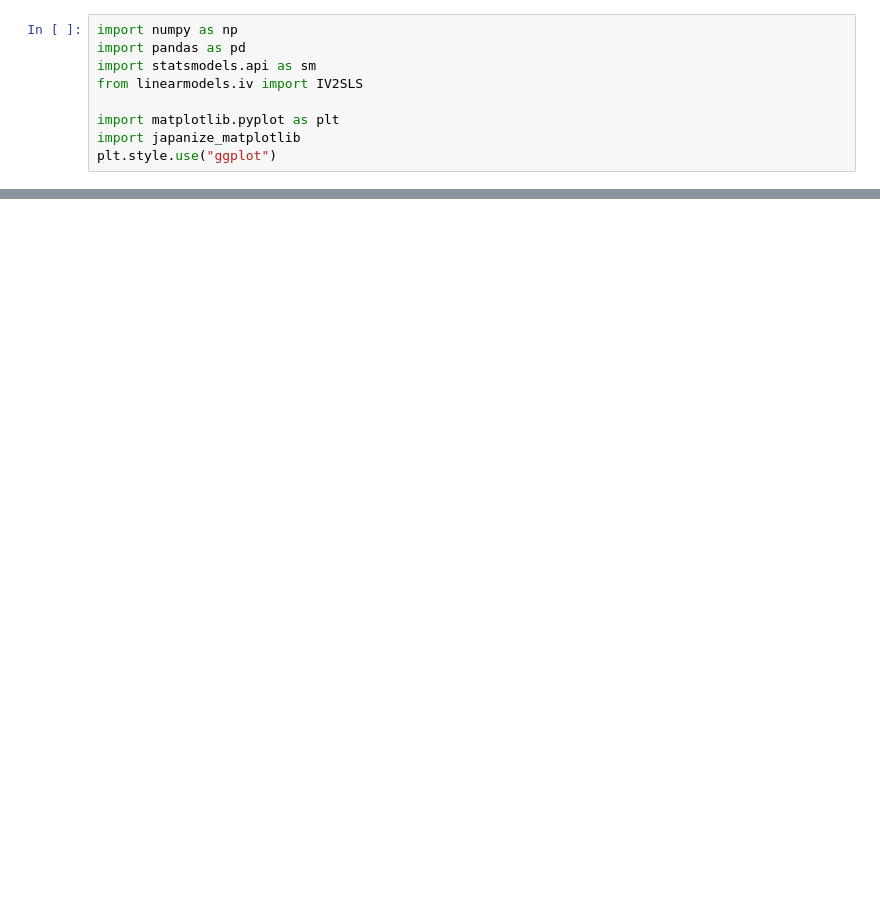
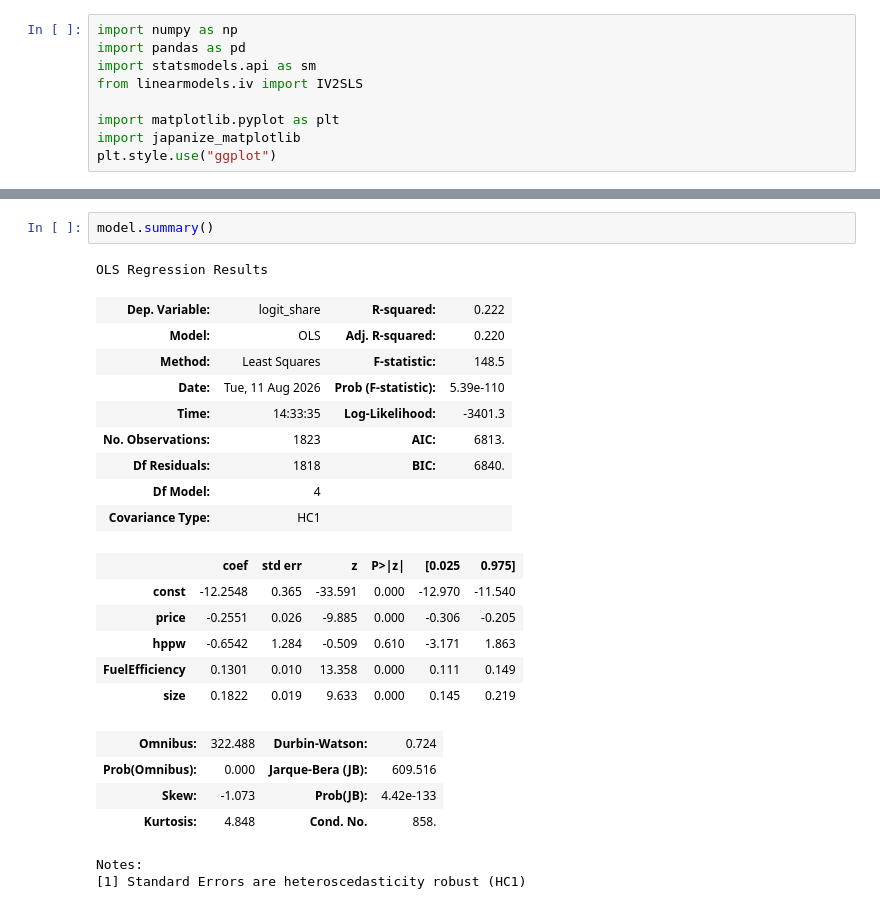
Before and after one commit to fesibisyatta/empirical_business_economics_for_python, a Jupyter notebook: section-3/自己価格弾力性.ipynb, the cells around one changed output, grey strips where cells are left out. Saved outputs shown, nothing was run; the diff lists cells and outputs as text; blank space fills up the shorter version.

```diff
--- a/section-3/自己価格弾力性.ipynb
+++ b/section-3/自己価格弾力性.ipynb
@@ -50,0 +57,25 @@ iv_GH = IV2SLS.from_formula(
+# %%
+model.summary()
+# %% [output]
+OLS Regression Results
+| Dep. Variable: | logit_share | R-squared: | 0.222 |
+| Model: | OLS | Adj. R-squared: | 0.220 |
+| Method: | Least Squares | F-statistic: | 148.5 |
+| Date: | Tue, 11 Aug 2026 | Prob (F-statistic): | 5.39e-110 |
+| Time: | 14:33:35 | Log-Likelihood: | -3401.3 |
+| No. Observations: | 1823 | AIC: | 6813. |
+| Df Residuals: | 1818 | BIC: | 6840. |
+| Df Model: | 4 |  |  |
+| Covariance Type: | HC1 |  |  |
+|  | coef | std err | z | P>|z| | [0.025 | 0.975] |
+| const | -12.2548 | 0.365 | -33.591 | 0.000 | -12.970 | -11.540 |
+| price | -0.2551 | 0.026 | -9.885 | 0.000 | -0.306 | -0.205 |
+| hppw | -0.6542 | 1.284 | -0.509 | 0.610 | -3.171 | 1.863 |
+| FuelEfficiency | 0.1301 | 0.010 | 13.358 | 0.000 | 0.111 | 0.149 |
+| size | 0.1822 | 0.019 | 9.633 | 0.000 | 0.145 | 0.219 |
+| Omnibus: | 322.488 | Durbin-Watson: | 0.724 |
+| Prob(Omnibus): | 0.000 | Jarque-Bera (JB): | 609.516 |
+| Skew: | -1.073 | Prob(JB): | 4.42e-133 |
+| Kurtosis: | 4.848 | Cond. No. | 858. |
+Notes:
+[1] Standard Errors are heteroscedasticity robust (HC1)
```
Also changed, not shown: parts of 16 cells of this notebook.
